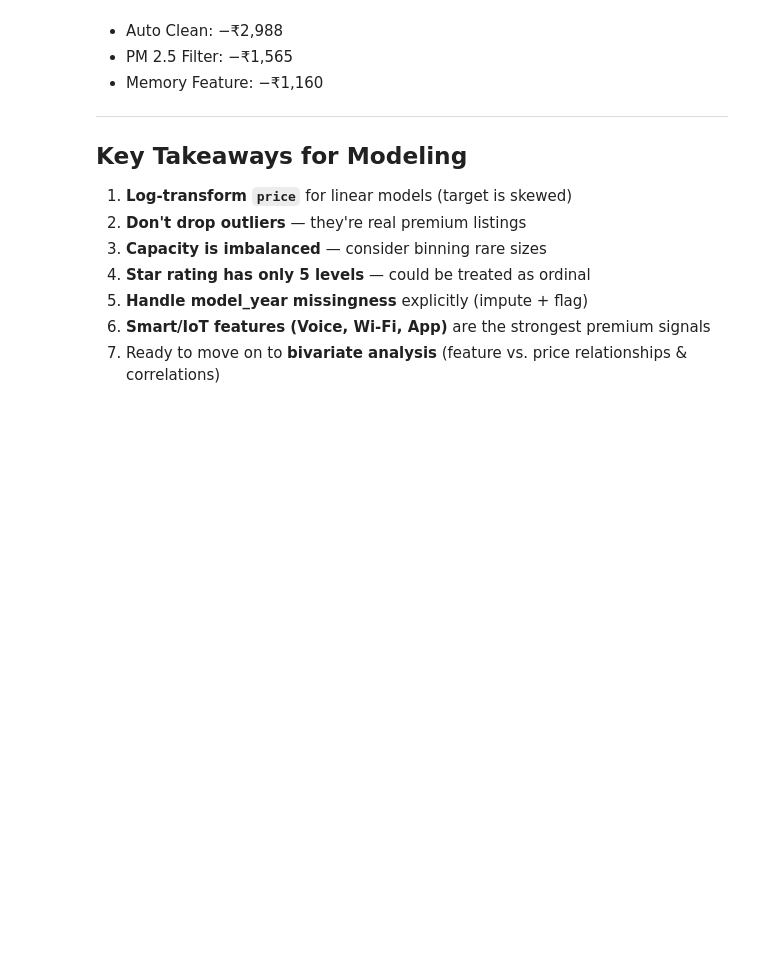
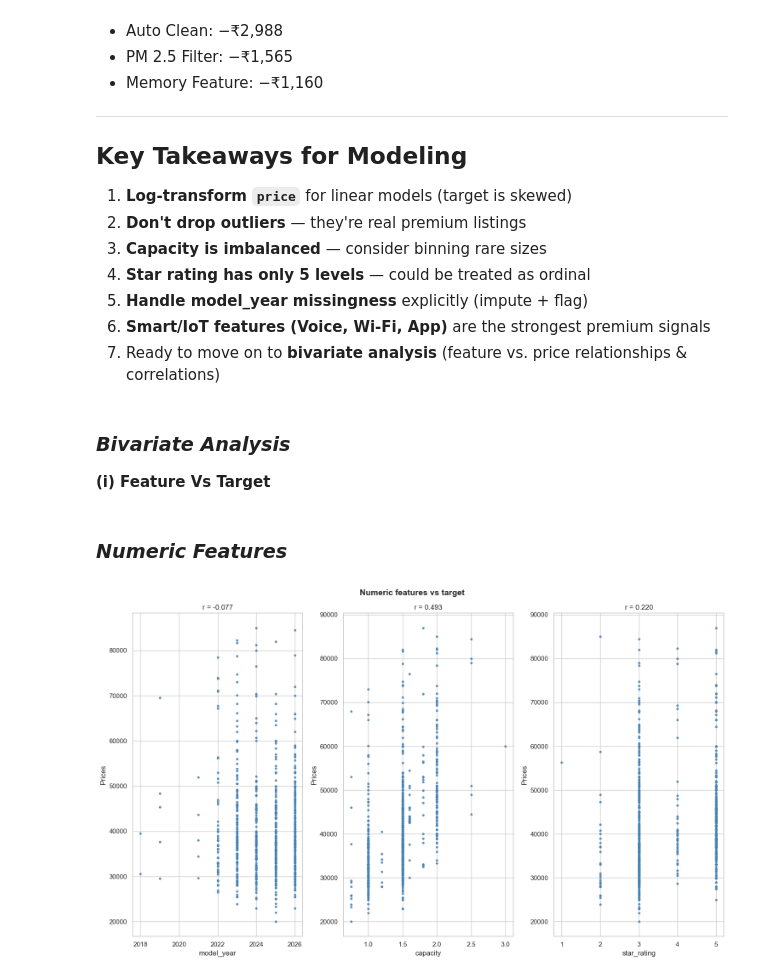
Before and after one commit to pradhumansoni/Home-Appliances-Pricing-Intelligence-Platform, a Jupyter notebook: notebooks/03.ac_eda.ipynb, the cells around one changed output. Cells and saved outputs as stored; diff of their text form; code cells hidden in the pictures; blank space fills up the shorter version.

Commit message:
started bivariate analysis

```diff
--- a/notebooks/03.ac_eda.ipynb
+++ b/notebooks/03.ac_eda.ipynb
@@ -541,3 +541,24 @@ Name: count, dtype: int64
 5. **Handle model_year missingness** explicitly (impute + flag)
 6. **Smart/IoT features (Voice, Wi-Fi, App)** are the strongest premium signals
 7. Ready to move on to **bivariate analysis** (feature vs. price relationships & correlations)
+# %% [markdown]
+### ***Bivariate Analysis***
+**(i) Feature Vs Target**
+# %% [markdown]
+### ***Numeric Features***
+# %%
+num_cols = ['model_year', 'capacity', 'star_rating']
+
+fig, axes = plt.subplots(1, 3, figsize=(15, 9))
+for ax, col in zip(axes.flat, num_cols):
+    ax.scatter(data[col], data['price'],
+               alpha=0.8, s=10, color='steelblue')
+    ax.set_xlabel(col)
+    ax.set_ylabel('Prices')
+    r = data[[col, 'price']].corr().iloc[0, 1]
+    ax.set_title(f'r = {r:.3f}')
+plt.suptitle('Numeric features vs target', fontsize=14, fontweight='bold')
+plt.tight_layout()
+plt.show()
+# %% [output]
+[figure, added]
```
Also changed, not shown: parts of 4 cells of this notebook.
